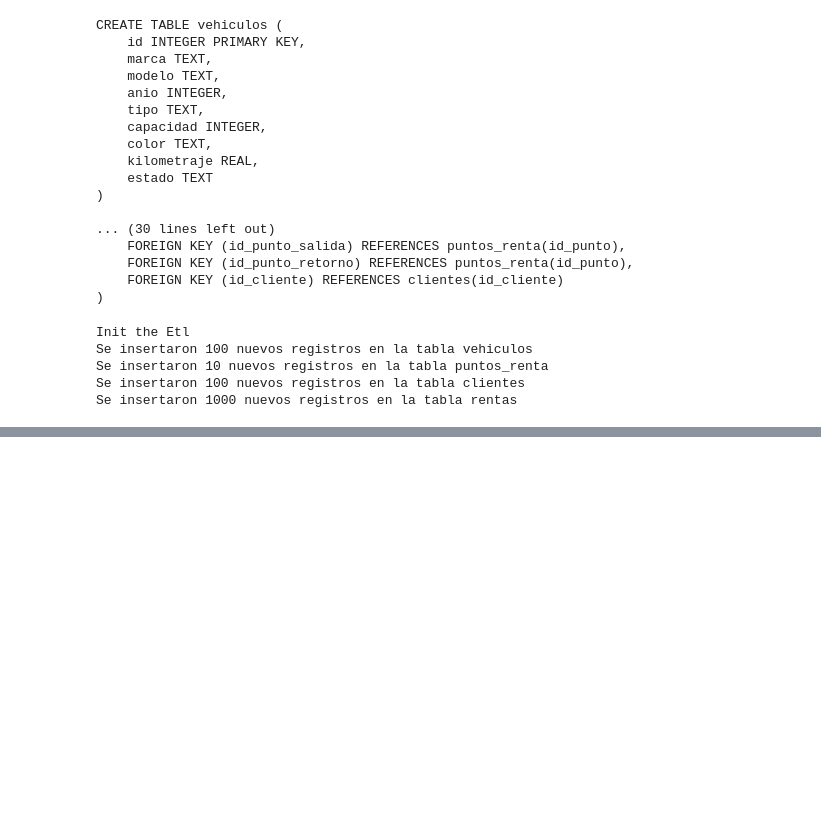
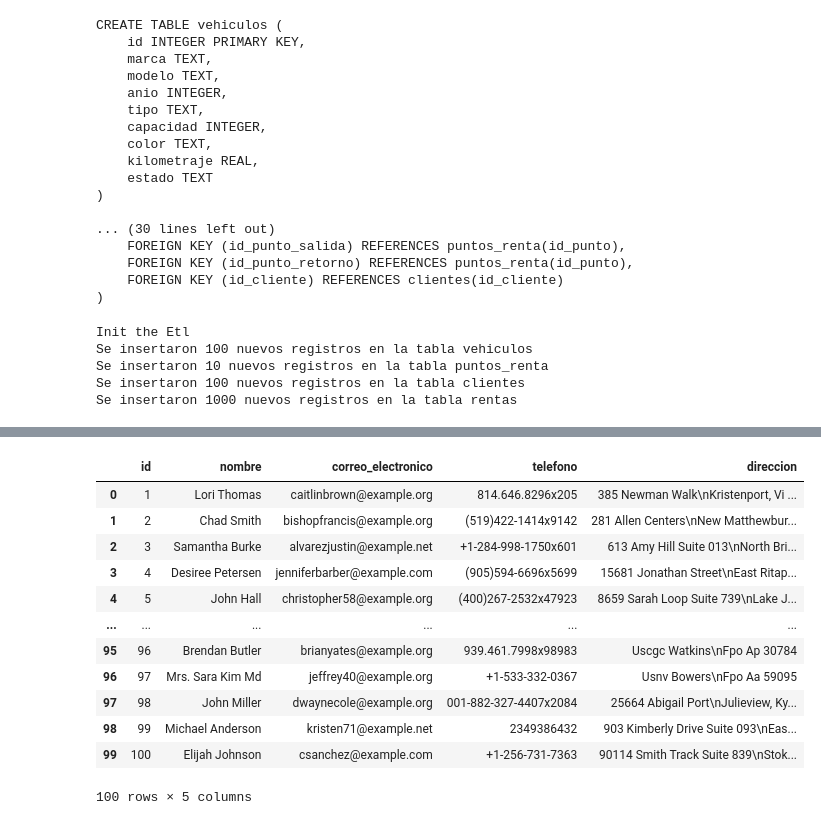
Before and after one commit to LTogliaUCV/etl-cars-rental, a Jupyter notebook: Tutoirial-code.ipynb, the cells around one changed output, grey strips where cells are left out. Saved outputs shown, nothing was run; the diff lists cells and outputs as text; code cells hidden in the pictures; blank space fills up the shorter version.

```diff
--- a/Tutoirial-code.ipynb
+++ b/Tutoirial-code.ipynb
@@ -550,0 +581,16 @@ ValueError: "sort" should be "ascending", "descending" or None.
+# %%
+select_data("clientes")
+# %% [output]
+|  | id | nombre | correo_electronico | telefono | direccion |
+| 0 | 1 | Lori Thomas | caitlinbrown@example.org | 814.646.8296x205 | 385 Newman Walk\nKristenport, Vi ... |
+| 1 | 2 | Chad Smith | bishopfrancis@example.org | (519)422-1414x9142 | 281 Allen Centers\nNew Matthewbur... |
+| 2 | 3 | Samantha Burke | alvarezjustin@example.net | +1-284-998-1750x601 | 613 Amy Hill Suite 013\nNorth Bri... |
+| 3 | 4 | Desiree Petersen | jenniferbarber@example.com | (905)594-6696x5699 | 15681 Jonathan Street\nEast Ritap... |
+| 4 | 5 | John Hall | christopher58@example.org | (400)267-2532x47923 | 8659 Sarah Loop Suite 739\nLake J... |
+| ... | ... | ... | ... | ... | ... |
+| 95 | 96 | Brendan Butler | brianyates@example.org | 939.461.7998x98983 | Uscgc Watkins\nFpo Ap 30784 |
+| 96 | 97 | Mrs. Sara Kim Md | jeffrey40@example.org | +1-533-332-0367 | Usnv Bowers\nFpo Aa 59095 |
+| 97 | 98 | John Miller | dwaynecole@example.org | 001-882-327-4407x2084 | 25664 Abigail Port\nJulieview, Ky... |
+| 98 | 99 | Michael Anderson | kristen71@example.net | 2349386432 | 903 Kimberly Drive Suite 093\nEas... |
+| 99 | 100 | Elijah Johnson | csanchez@example.com | +1-256-731-7363 | 90114 Smith Track Suite 839\nStok... |
+100 rows × 5 columns
```
Also changed, not shown: parts of 15 cells of this notebook.
